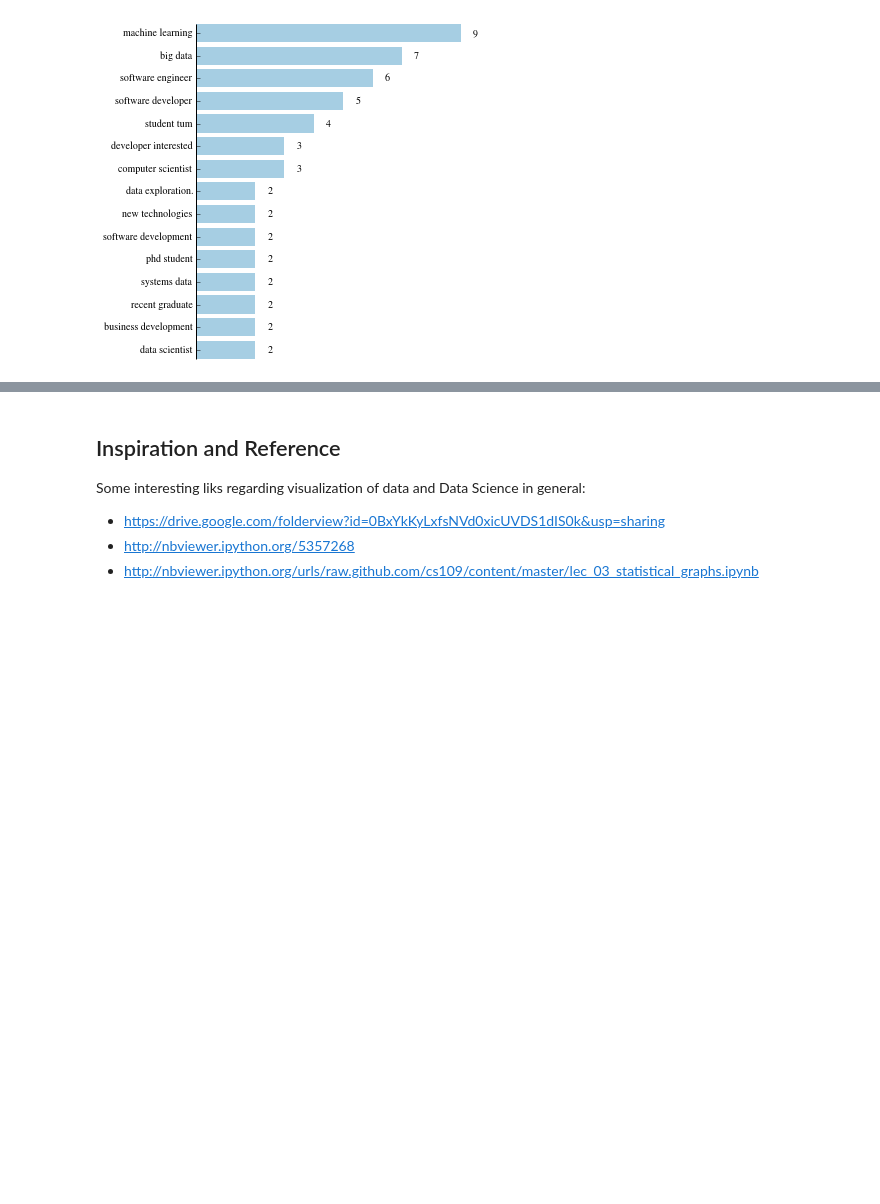
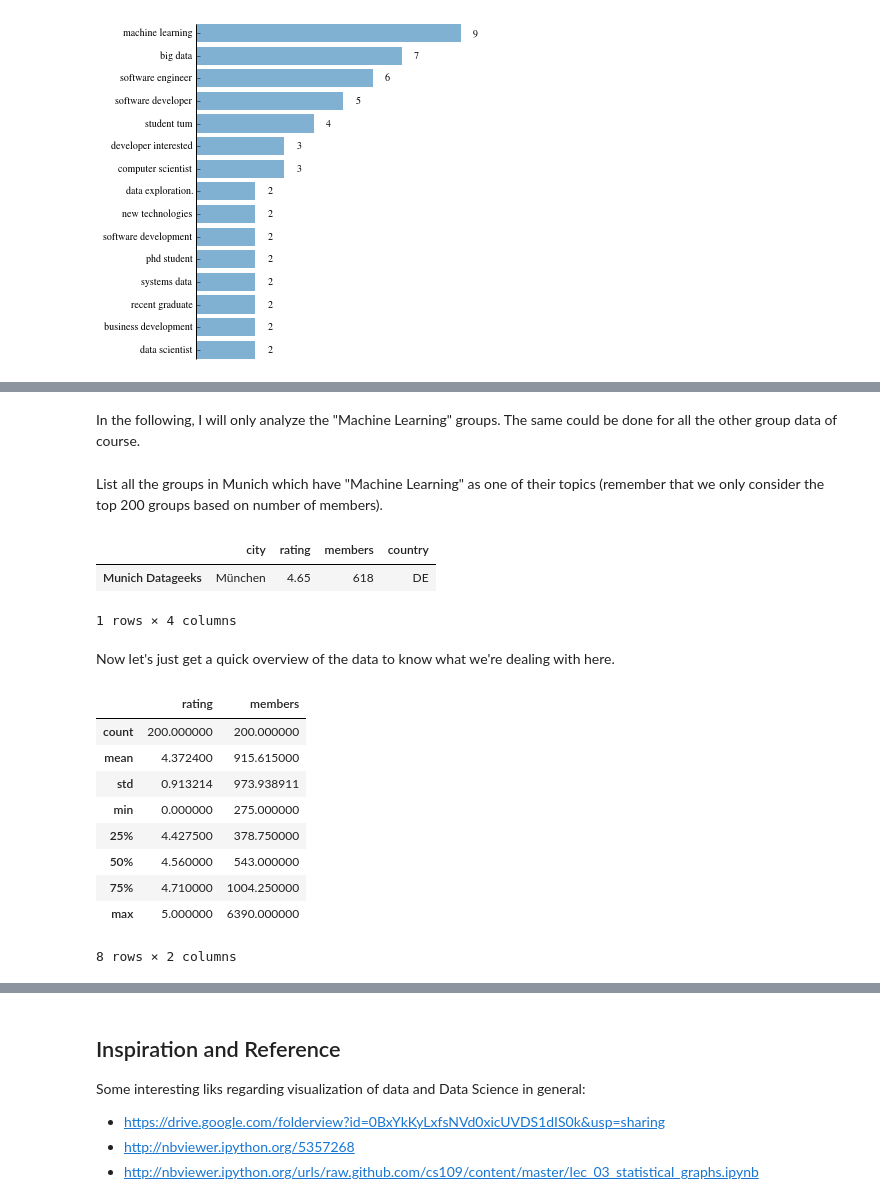
Before and after one commit to mfcabrera/munichdatageeks, a Jupyter notebook: notebooks/MunichDataGeeks_Playing_with_data.ipynb, the cells around one changed output, grey strips where cells are left out. Saved outputs shown, nothing was run; the diff lists cells and outputs as text; code cells hidden in the pictures; blank space fills up the shorter version.

```diff
--- a/notebooks/MunichDataGeeks_Playing_with_data.ipynb
+++ b/notebooks/MunichDataGeeks_Playing_with_data.ipynb
@@ -228,0 +238,24 @@ plot_count_graph(wordcounts_bigrams.most_common()[:15][::-1])
+# %%
+from collections import defaultdict
+
+def get_group_data(path):
+    data = defaultdict(dict)
+    with open(path) as f:
+        group_data = json.load(f)
+
+    for group in group_data["results"]:
+        # I am assuming that the name is unique
+        name = group["name"]
+        data[name]["city"] = group["city"]
+        data[name]["country"] = group["country"]
+        data[name]["rating"] = group["rating"]
+        data[name]["members"] = group["members"]
+
+    # the api response only gives you data about the top 200 groups
+    # hence, we need to get the total number of groups this way
+    total_count = group_data["meta"]["total_count"]
+    return data, total_count
+
+ml_data, ml_total_count = get_group_data("ml_groups.json")
+ds_data, ds_total_count = get_group_data("ds_groups.json")
+bd_data, bd_total_count = get_group_data("bd_groups.json")
@@ -228,0 +300,25 @@ plot_count_graph(wordcounts_bigrams.most_common()[:15][::-1])
+# %% [markdown]
+In the following, I will only analyze the "Machine Learning" groups. The same could be done for all the other group data of course.
+# %% [markdown]
+List all the groups in Munich which have "Machine Learning" as one of their topics (remember that we only consider the top 200 groups based on number of members).
+# %%
+ml_df[ml_df.city == u'München']
+# %% [output]
+|  | city | rating | members | country |
+| Munich Datageeks | München | 4.65 | 618 | DE |
+1 rows × 4 columns
+# %% [markdown]
+Now let's just get a quick overview of the data to know what we're dealing with here.
+# %%
+ml_df.describe()
+# %% [output]
+|  | rating | members |
+| count | 200.000000 | 200.000000 |
+| mean | 4.372400 | 915.615000 |
+| std | 0.913214 | 973.938911 |
+| min | 0.000000 | 275.000000 |
+| 25% | 4.427500 | 378.750000 |
+| 50% | 4.560000 | 543.000000 |
+| 75% | 4.710000 | 1004.250000 |
+| max | 5.000000 | 6390.000000 |
+8 rows × 2 columns
```
Also changed, not shown: parts of 23 cells of this notebook, 2 other files.
